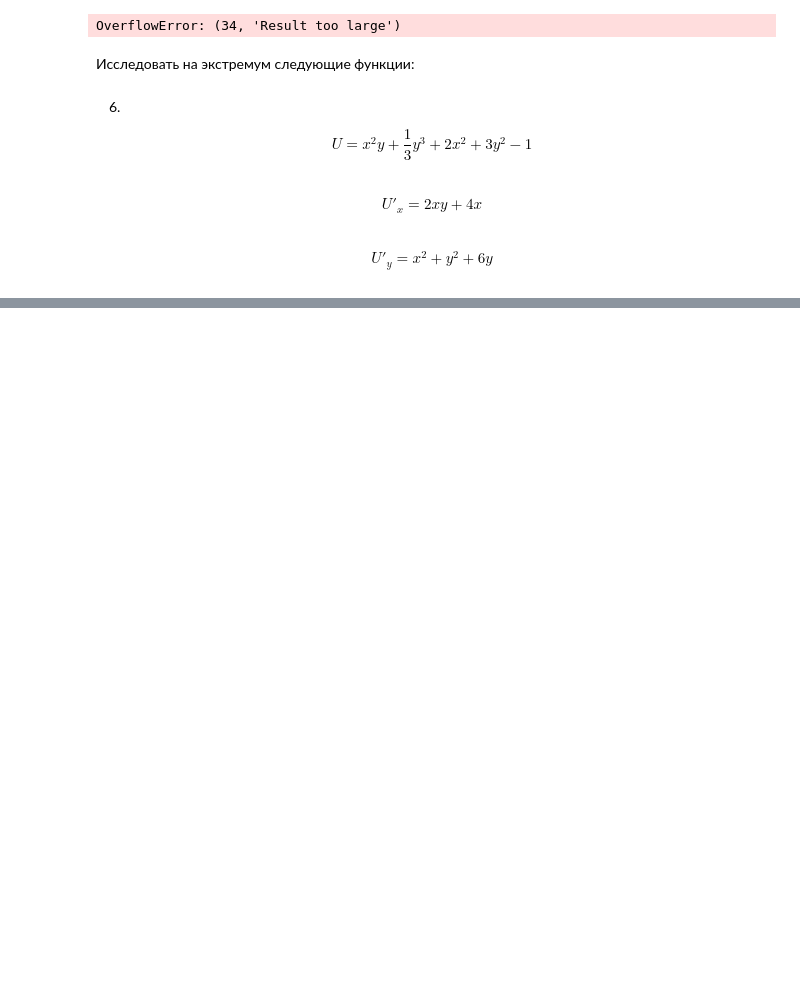
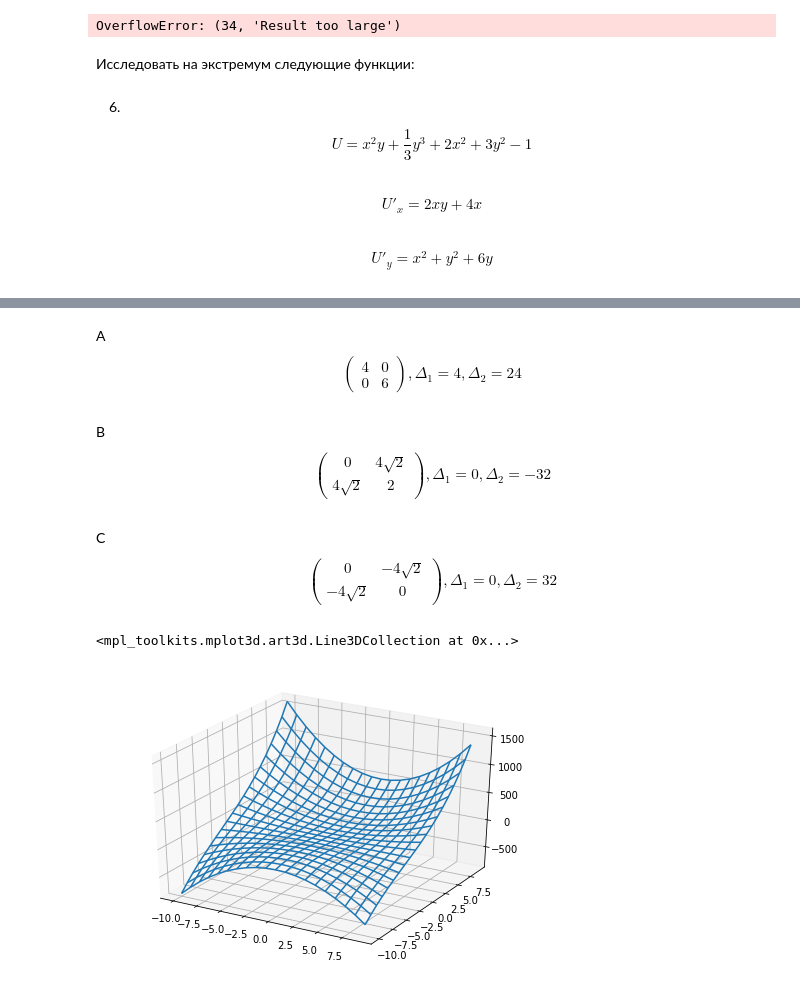
Before and after one commit to aldalinde/Python_for_DSc, a Jupyter notebook: Calculus_8.ipynb, the cells around one changed output, grey strips where cells are left out. Drawn from its saved outputs; the diff is of its cells as text; code cells hidden in the pictures; blank space fills up the shorter version.

```diff
--- a/Calculus_8.ipynb
+++ b/Calculus_8.ipynb
@@ -132,0 +142,9 @@ $$ U''_yy = 2y + 6 $$
+# %% [markdown]
+A
+$$ 	\begin{pmatrix} 4 & 0 \\ 0 & 6 \end{pmatrix}, \Delta_1 = 4, \Delta_2 = 24$$
+# %% [markdown]
+B
+$$ 	\begin{pmatrix} 0 & 4\sqrt2 \\ 4\sqrt2 & 2 \end{pmatrix}, \Delta_1 = 0, \Delta_2 = -32$$
+# %% [markdown]
+ C
+$$ 	\begin{pmatrix} 0 & -4\sqrt2 \\ -4\sqrt2 & 0 \end{pmatrix}, \Delta_1 = 0, \Delta_2 = 32$$
@@ -132,0 +157,11 @@ $$ U''_yy = 2y + 6 $$
+# %%
+fig = figure()
+ax = Axes3D(fig)
+x_6 = np.arange(-10, 10)
+y_6 = np.arange(-10, 10)
+x_ssp, y_ssp = np.meshgrid(x_6 , y_6)
+z_ssp = (x_ssp**2)*y_ssp + 1/3*(y_ssp**3)+2*(x_ssp**2)+3*(y_ssp**2)-1
+ax.plot_wireframe(x_ssp, y_ssp, z_ssp)
+# %% [output]
+<mpl_toolkits.mplot3d.art3d.Line3DCollection at 0x...>
+[figure, added]
```
Also changed, not shown: parts of 9 cells of this notebook.
